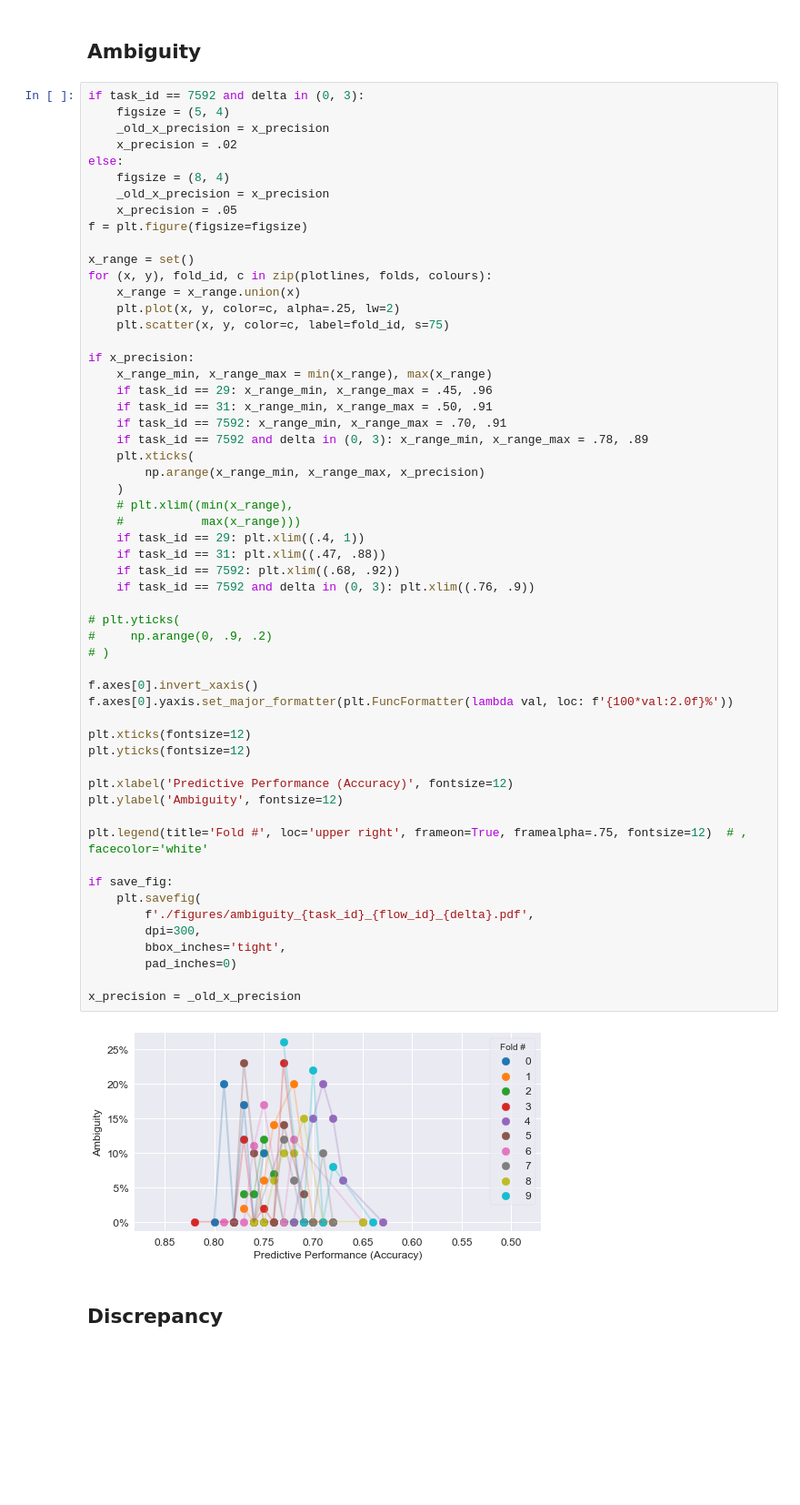
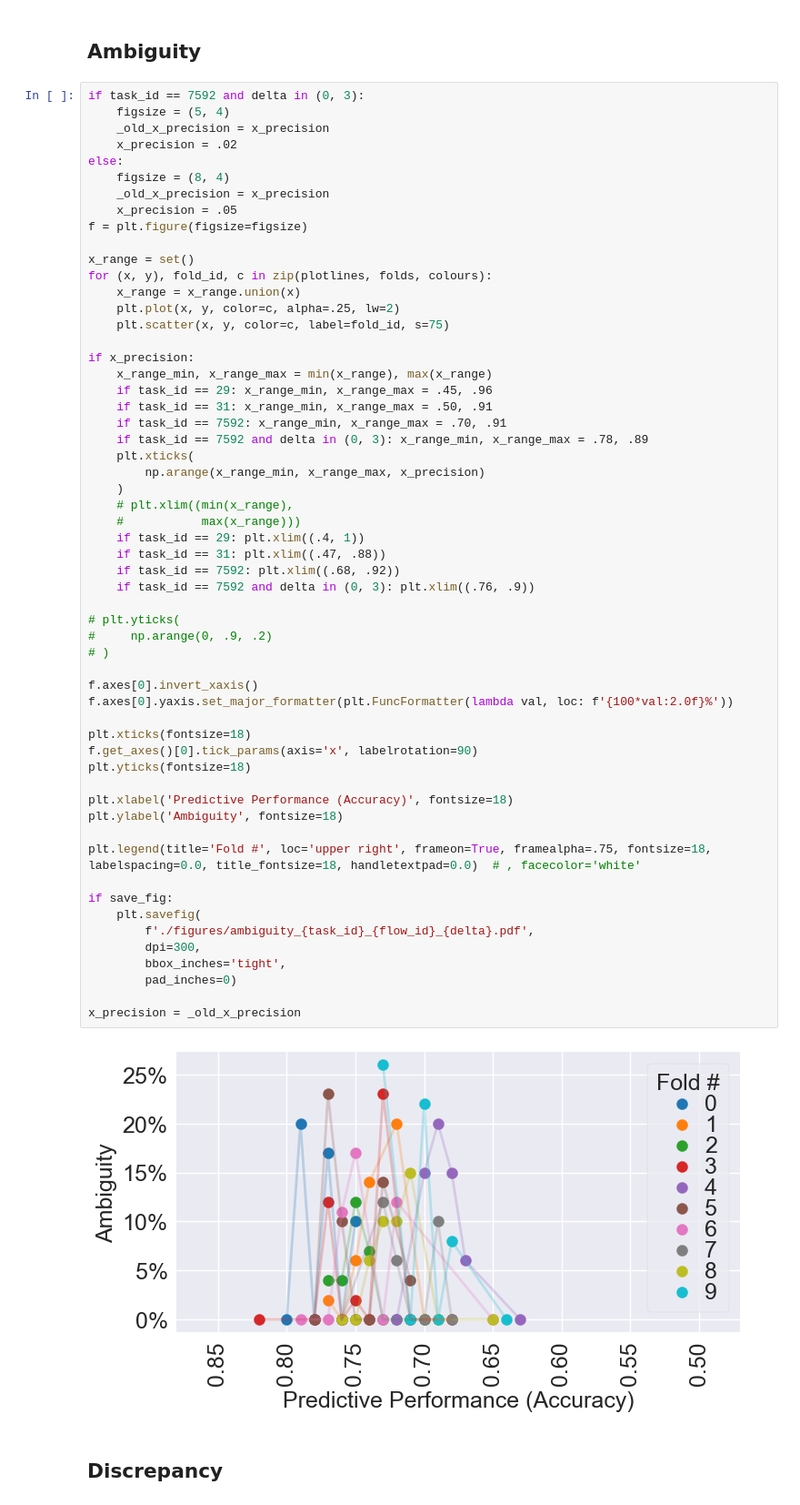
Before and after one commit to So-Cool/CrossModelFairness, a Jupyter notebook: notebooks/ambiguity.ipynb, the cells around one changed output. Shown at 91% size. Cells and saved outputs as stored; diff of their text form; blank space fills up the shorter version.

Commit message:
Improve readability of the plots

```diff
--- a/notebooks/ambiguity.ipynb
+++ b/notebooks/ambiguity.ipynb
@@ -188,39 +188,40 @@ if x_precision:
     if task_id == 7592 and delta in (0, 3): x_range_min, x_range_max = .78, .89
     plt.xticks(
         np.arange(x_range_min, x_range_max, x_precision)
     )
     # plt.xlim((min(x_range),
     #           max(x_range)))
     if task_id == 29: plt.xlim((.4, 1))
     if task_id == 31: plt.xlim((.47, .88))
     if task_id == 7592: plt.xlim((.68, .92))
     if task_id == 7592 and delta in (0, 3): plt.xlim((.76, .9))
 
 # plt.yticks(
 #     np.arange(0, .9, .2)
 # )
 
 f.axes[0].invert_xaxis()
 f.axes[0].yaxis.set_major_formatter(plt.FuncFormatter(lambda val, loc: f'{100*val:2.0f}%'))
 
-plt.xticks(fontsize=12)
-plt.yticks(fontsize=12)
+plt.xticks(fontsize=18)
+f.get_axes()[0].tick_params(axis='x', labelrotation=90)
+plt.yticks(fontsize=18)
 
-plt.xlabel('Predictive Performance (Accuracy)', fontsize=12)
-plt.ylabel('Ambiguity', fontsize=12)
+plt.xlabel('Predictive Performance (Accuracy)', fontsize=18)
+plt.ylabel('Ambiguity', fontsize=18)
 
-plt.legend(title='Fold #', loc='upper right', frameon=True, framealpha=.75, fontsize=12)  # , facecolor='white'
+plt.legend(title='Fold #', loc='upper right', frameon=True, framealpha=.75, fontsize=18, labelspacing=0.0, title_fontsize=18, handletextpad=0.0)  # , facecolor='white'
 
 if save_fig:
     plt.savefig(
         f'./figures/ambiguity_{task_id}_{flow_id}_{delta}.pdf',
         dpi=300,
         bbox_inches='tight',
         pad_inches=0)
 
 x_precision = _old_x_precision
 # %% [output]
-[figure, old version]
+[figure, new version]
 # %% [markdown]
 ## Discrepancy
 # %%
```
Also changed, not shown: parts of 3 cells of this notebook, 6 other files.
